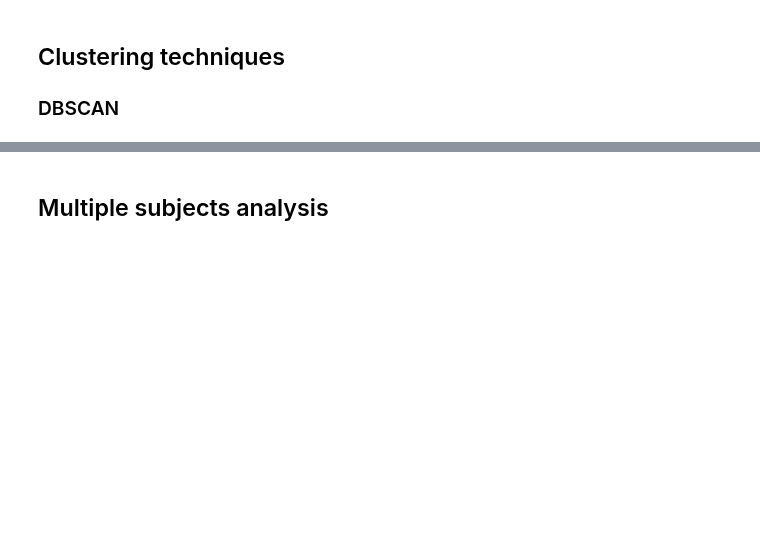
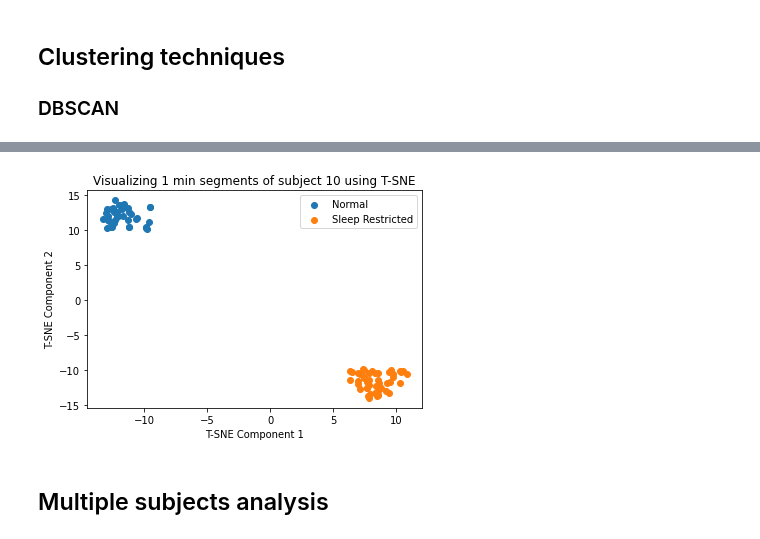
Before and after one commit to fruste/driver-drowsiness, a Jupyter notebook: code/embeddings_analysis.ipynb, the cells around one changed output, grey strips where cells are left out. Cells and saved outputs as stored; diff of their text form; code cells hidden in the pictures; blank space fills up the shorter version.

```diff
--- a/code/embeddings_analysis.ipynb
+++ b/code/embeddings_analysis.ipynb
@@ -129,3 +196,15 @@ print(all_values)
+# %%
+plt.scatter(tsne_normal[:,0], tsne_normal[:,1], label = 'Normal')
+plt.scatter(tsne_sleep[:,0], tsne_sleep[:,1], label = 'Sleep Restricted')
+
+plt.xlabel('T-SNE Component 1')
+plt.ylabel('T-SNE Component 2')
+plt.title('Visualizing 1 min segments of subject 10 using T-SNE')
+plt.legend()
+plt.savefig('../figures/tsne_10.jpg')
+plt.show()
+# %% [output]
+[figure, added]
 # %% [markdown]
 ## Multiple subjects analysis
 # %%
```
Also changed, not shown: parts of 9 cells of this notebook, 7 other files.
